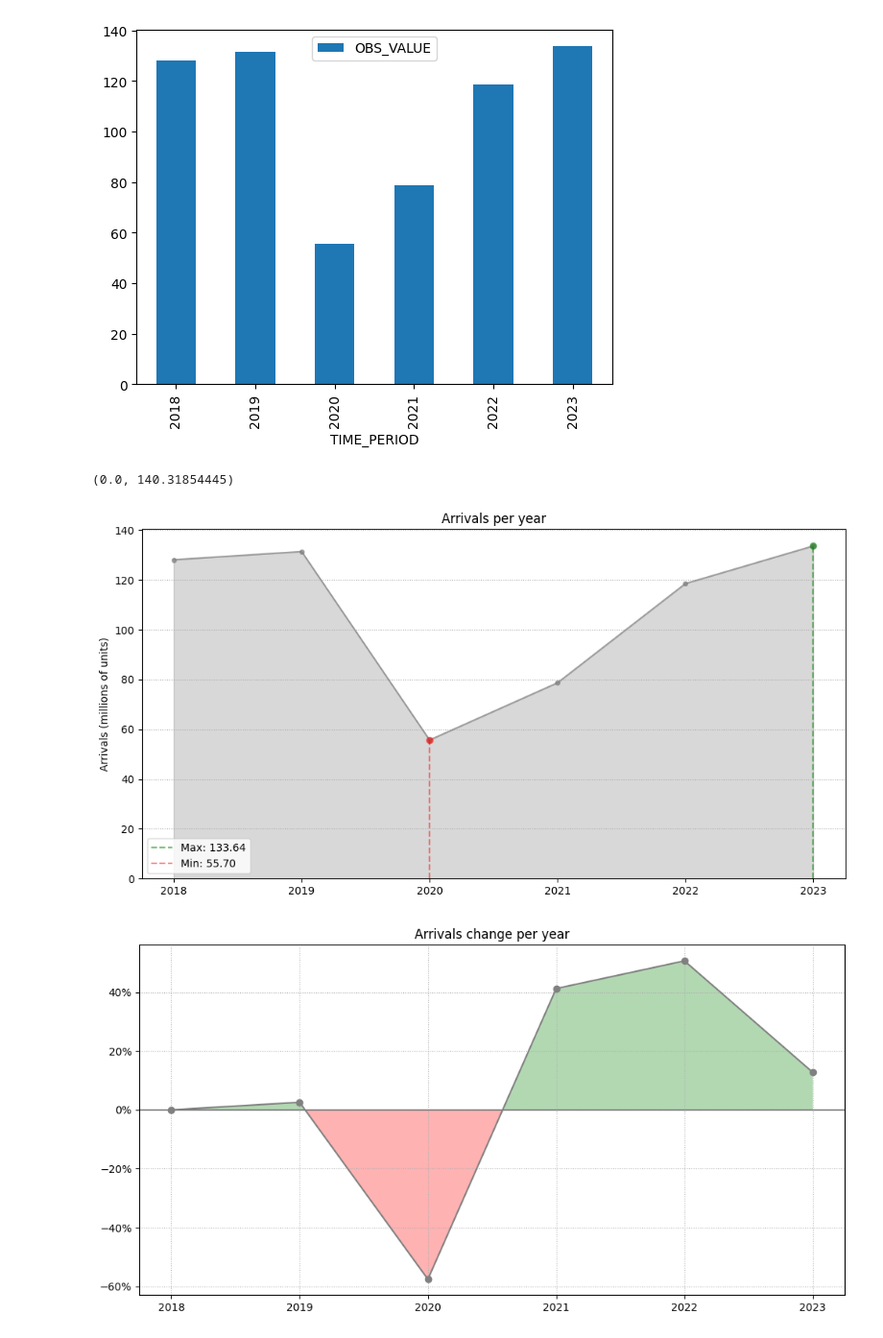
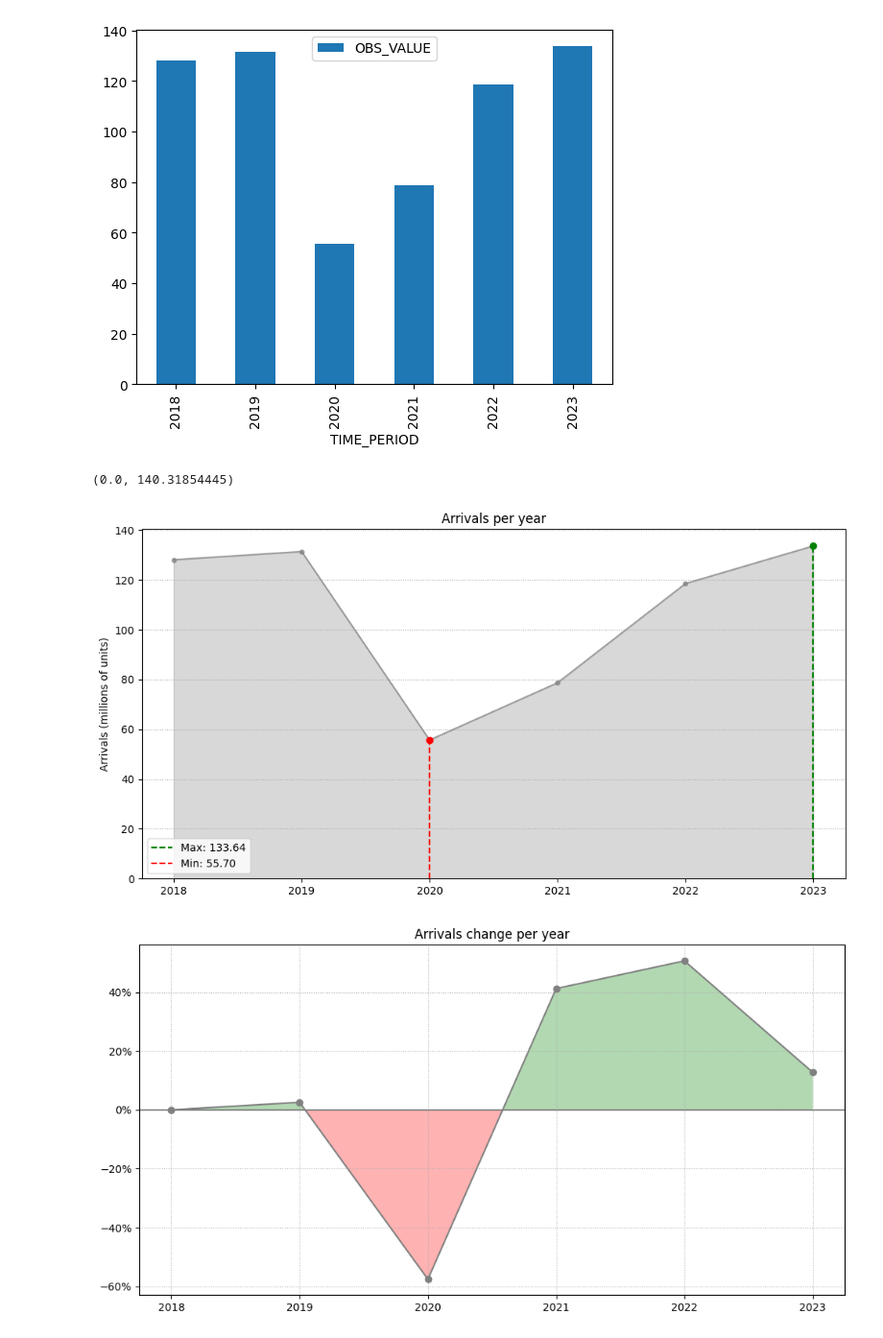
Before and after one commit to T0ls/data-Visualization, a Jupyter notebook: code/arrivals.ipynb, the cells around one changed output. Shown at 96% size. Saved outputs shown, nothing was run; the diff lists cells and outputs as text; code cells hidden in the pictures.

```diff
--- a/code/arrivals.ipynb
+++ b/code/arrivals.ipynb
@@ -33,26 +33,26 @@ arrivals.head()
 # %%
 min_v = arrivals[arrivals['OBS_VALUE'] == min(arrivals['OBS_VALUE'])]
 max_v = arrivals[arrivals['OBS_VALUE'] == max(arrivals['OBS_VALUE'])]
 
 plt.figure(figsize=(12, 6))
 
 plt.plot(arrivals.index, arrivals['OBS_VALUE'], 'o-', markersize=4, color="gray", alpha=0.7)
 plt.fill_between(arrivals.index, arrivals['OBS_VALUE'], 0, color="gray", alpha=0.3)
 
-plt.plot(max_v.index, max_v['OBS_VALUE'], 'o', color="green", alpha=0.5)
-plt.vlines(max_v.index, 0, max_v['OBS_VALUE'], linestyles='dashed', color="green", label=f'Max: {max_v["OBS_VALUE"].values[0]:.2f}', alpha=0.5)
+plt.plot(max_v.index, max_v['OBS_VALUE'], 'o', color="green")
+plt.vlines(max_v.index, 0, max_v['OBS_VALUE'], linestyles='dashed', color="green", label=f'Max: {max_v["OBS_VALUE"].values[0]:.2f}')
 
-plt.plot(min_v.index, min_v['OBS_VALUE'], 'o', color="red", alpha=0.5)
-plt.vlines(min_v.index, 0, min_v['OBS_VALUE'], linestyles='dashed', color="red", label=f'Min: {min_v["OBS_VALUE"].values[0]:.2f}', alpha=0.5)
+plt.plot(min_v.index, min_v['OBS_VALUE'], 'o', color="red")
+plt.vlines(min_v.index, 0, min_v['OBS_VALUE'], linestyles='dashed', color="red", label=f'Min: {min_v["OBS_VALUE"].values[0]:.2f}')
 
 plt.legend()
 plt.ylabel("Arrivals (millions of units)")
 plt.title("Arrivals per year")
 plt.grid(True, axis='y', linestyle=':')
 plt.ylim(bottom=0)
 # %% [output]
 (0.0, 140.31854445)
-[figure, old version]
+[figure, new version]
 # %%
 diff = arrivals['OBS_VALUE'].pct_change() * 100
 diff = diff.fillna(0)
```
Also changed, not shown: 2 other files.
